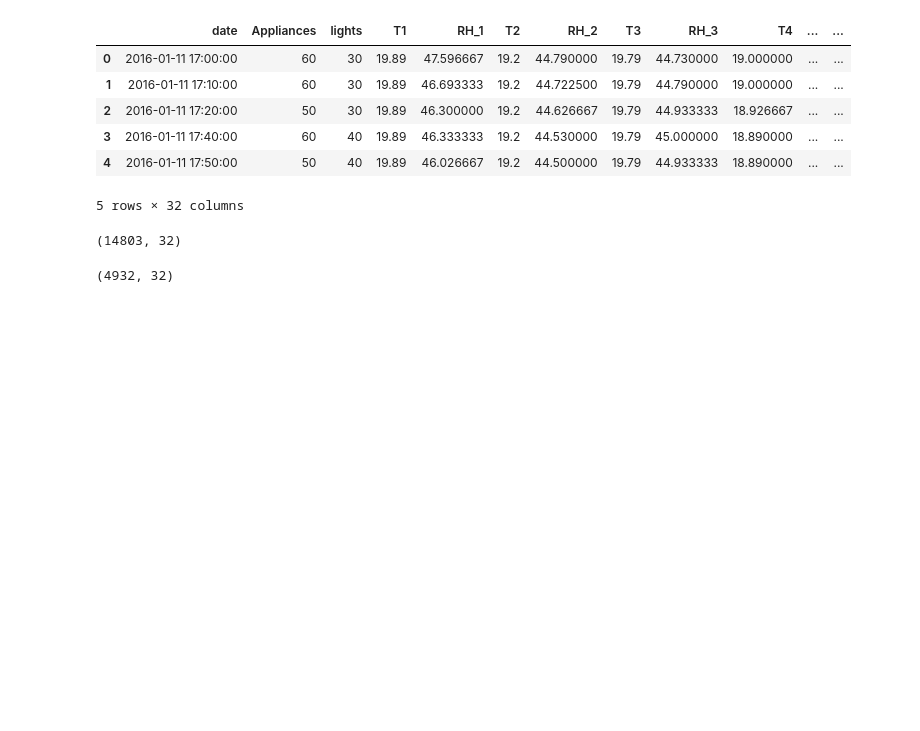
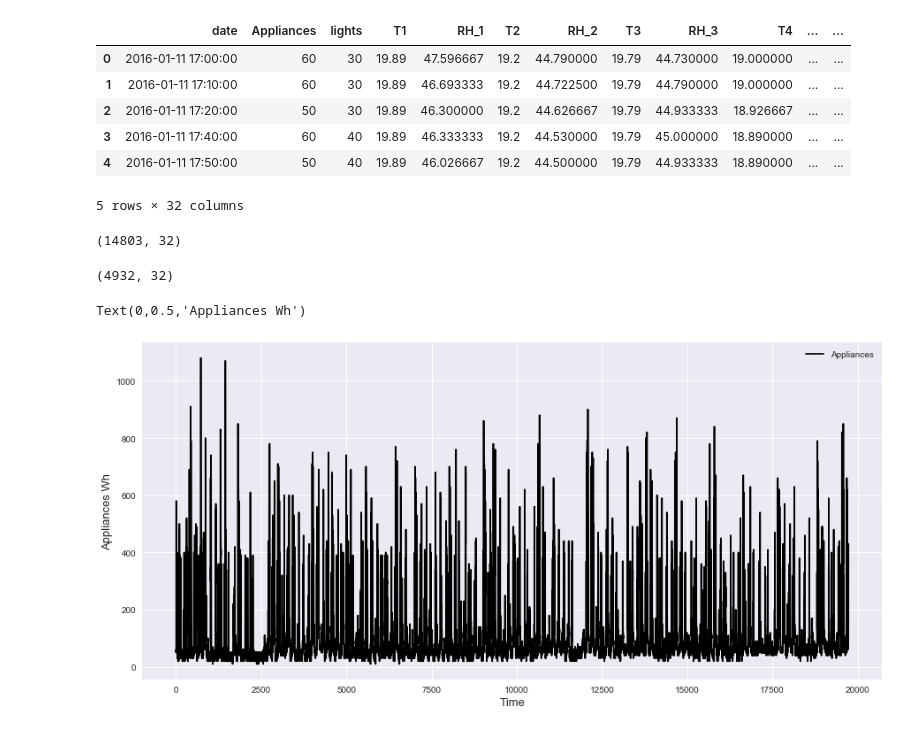
Before and after one commit to arianaroz/comp257-portfolio-2019, a Jupyter notebook: Portfolio 2.ipynb, the cells around one changed output. Drawn from its saved outputs; the diff is of its cells as text; code cells hidden in the pictures; blank space fills up the shorter version.

```diff
--- a/Portfolio 2.ipynb
+++ b/Portfolio 2.ipynb
@@ -42,0 +52,7 @@ test.shape
+# %%
+energy.plot.line(x=energy.index, y='Appliances', figsize=(15,7), color= 'black')
+plt.xlabel('Time', fontsize=13)
+plt.ylabel('Appliances Wh', fontsize=13)
+# %% [output]
+Text(0,0.5,'Appliances Wh')
+[figure, added]
```
Also changed, not shown: parts of 15 cells of this notebook.
